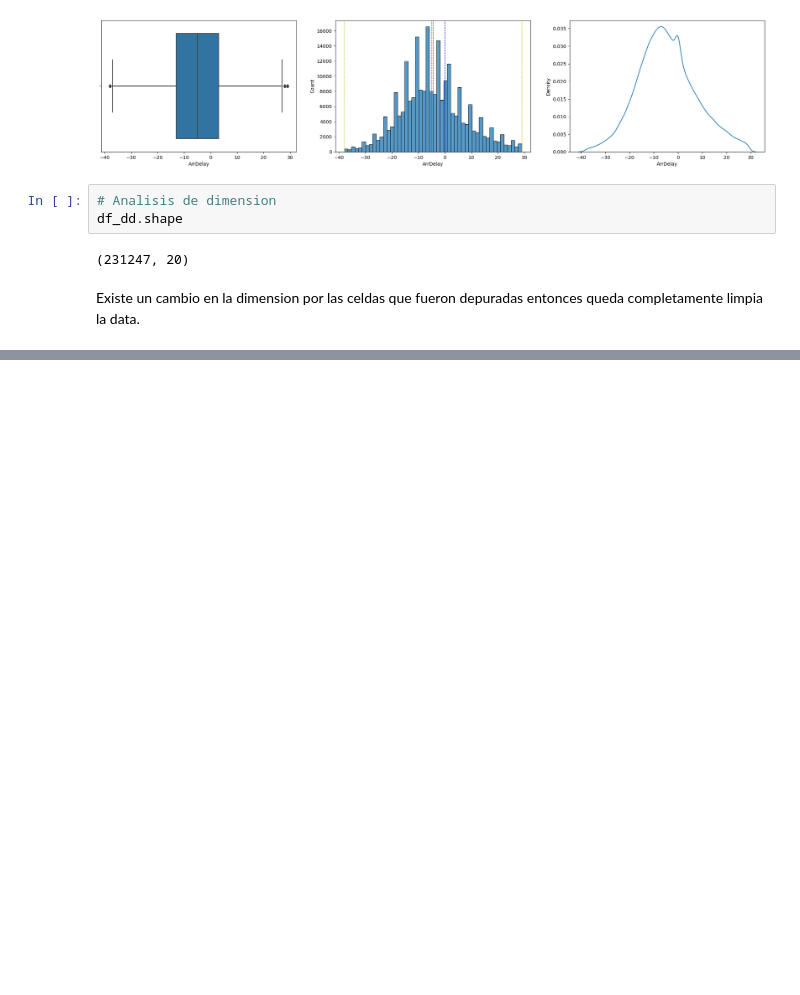
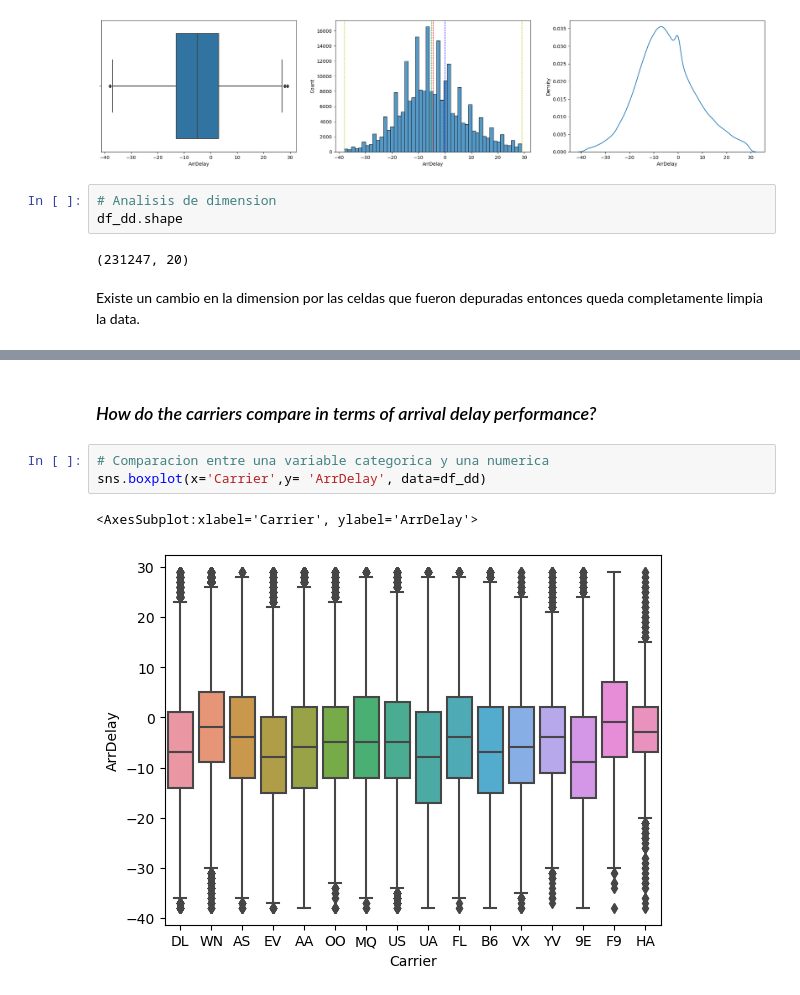
Before and after one commit to PhiofS/ms-dscience, a Jupyter notebook: exploracion-analisis-datos/flight-challenge.ipynb, the cells around one changed output, grey strips where cells are left out. Cells and saved outputs as stored; diff of their text form; blank space fills up the shorter version.

```diff
--- a/exploracion-analisis-datos/flight-challenge.ipynb
+++ b/exploracion-analisis-datos/flight-challenge.ipynb
@@ -192,0 +289,8 @@ Existe un cambio en la dimension por las celdas que fueron depuradas entonces qu
+# %% [markdown]
+### *How do the carriers compare in terms of arrival delay performance?*
+# %%
+# Comparacion entre una variable categorica y una numerica
+sns.boxplot(x='Carrier',y= 'ArrDelay', data=df_dd)
+# %% [output]
+<AxesSubplot:xlabel='Carrier', ylabel='ArrDelay'>
+[figure, added]
```
Also changed, not shown: parts of 23 cells of this notebook.
